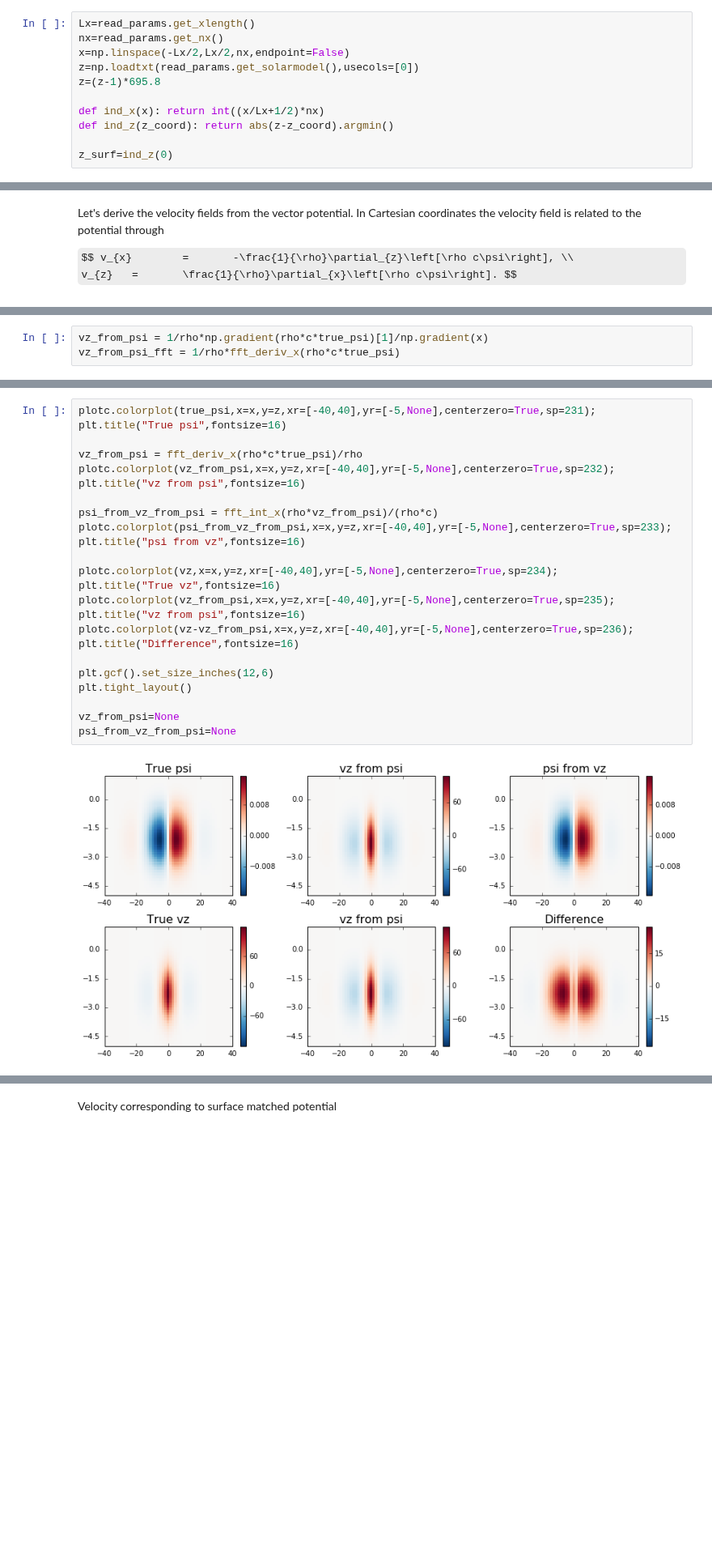
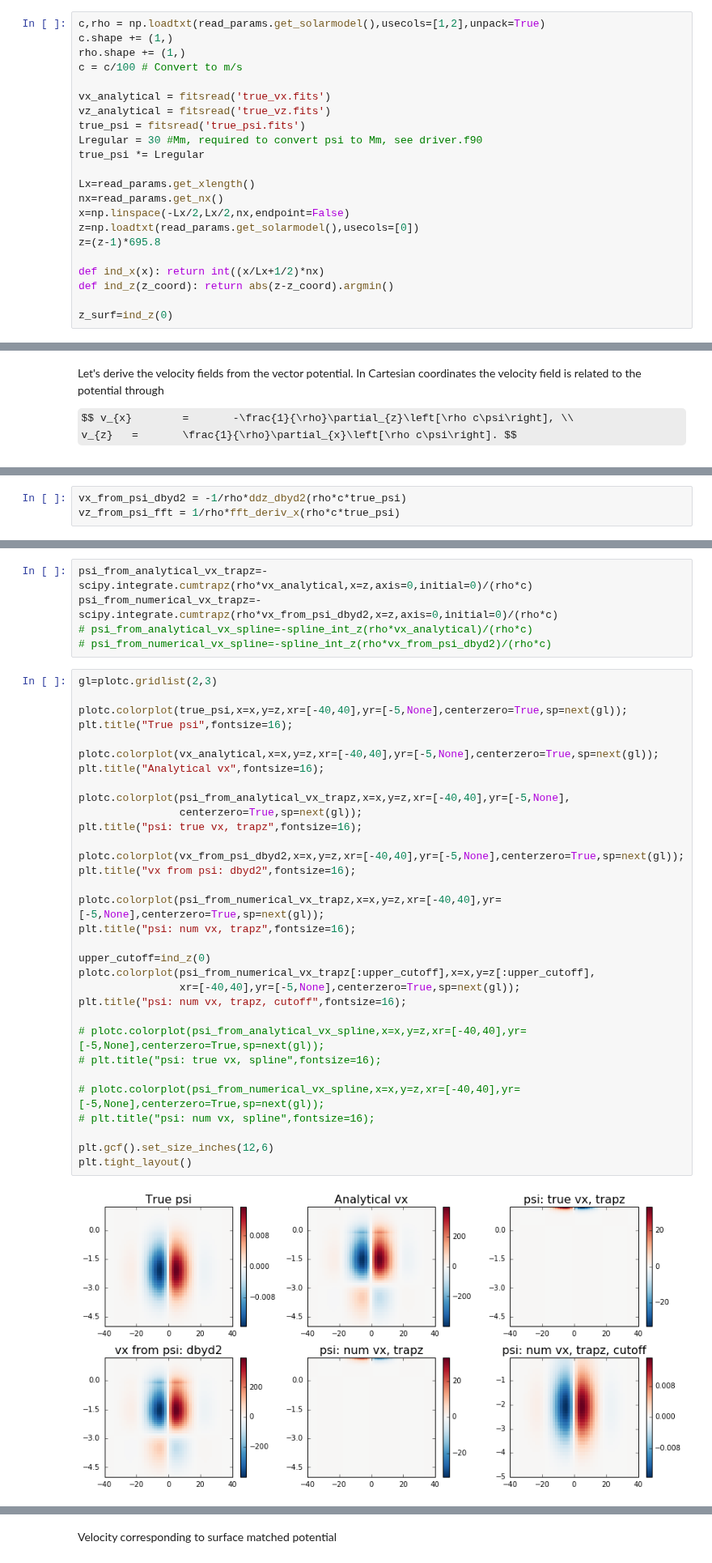
Before and after one commit to jishnub/sparc_flows, a Jupyter notebook: Supergranule.ipynb, the cells around one changed output, grey strips where cells are left out. Shown at 81% size. Cells and saved outputs as stored; diff of their text form; some formulas as TeX source; blank space fills up the shorter version.

```diff
--- a/Supergranule.ipynb
+++ b/Supergranule.ipynb
@@ -29,4 +19,15 @@ true_psi *= Lregular
 # %%
+c,rho = np.loadtxt(read_params.get_solarmodel(),usecols=[1,2],unpack=True)
+c.shape += (1,)
+rho.shape += (1,)
+c = c/100 # Convert to m/s
+
+vx_analytical = fitsread('true_vx.fits')
+vz_analytical = fitsread('true_vz.fits')
+true_psi = fitsread('true_psi.fits')
+Lregular = 30 #Mm, required to convert psi to Mm, see driver.f90
+true_psi *= Lregular
+
 Lx=read_params.get_xlength()
 nx=read_params.get_nx()
 x=np.linspace(-Lx/2,Lx/2,nx,endpoint=False)
@@ -98,4 +107,4 @@ vx_from_psi_2 = -1/rho*ddz_dbyd2(rho*c*true_psi)
 # %%
-vz_from_psi = 1/rho*np.gradient(rho*c*true_psi)[1]/np.gradient(x)
+vx_from_psi_dbyd2 = -1/rho*ddz_dbyd2(rho*c*true_psi)
 vz_from_psi_fft = 1/rho*fft_deriv_x(rho*c*true_psi)
 # %%
@@ -154,26 +179,39 @@ What is going on? Let's do a sanity check.
+# %%
+psi_from_analytical_vx_trapz=-scipy.integrate.cumtrapz(rho*vx_analytical,x=z,axis=0,initial=0)/(rho*c)
+psi_from_numerical_vx_trapz=-scipy.integrate.cumtrapz(rho*vx_from_psi_dbyd2,x=z,axis=0,initial=0)/(rho*c)
+# psi_from_analytical_vx_spline=-spline_int_z(rho*vx_analytical)/(rho*c)
+# psi_from_numerical_vx_spline=-spline_int_z(rho*vx_from_psi_dbyd2)/(rho*c)
 # %%
-plotc.colorplot(true_psi,x=x,y=z,xr=[-40,40],yr=[-5,None],centerzero=True,sp=231);
-plt.title("True psi",fontsize=16)
+gl=plotc.gridlist(2,3)
 
-vz_from_psi = fft_deriv_x(rho*c*true_psi)/rho
-plotc.colorplot(vz_from_psi,x=x,y=z,xr=[-40,40],yr=[-5,None],centerzero=True,sp=232);
-plt.title("vz from psi",fontsize=16)
+plotc.colorplot(true_psi,x=x,y=z,xr=[-40,40],yr=[-5,None],centerzero=True,sp=next(gl));
+plt.title("True psi",fontsize=16);
 
-psi_from_vz_from_psi = fft_int_x(rho*vz_from_psi)/(rho*c)
-plotc.colorplot(psi_from_vz_from_psi,x=x,y=z,xr=[-40,40],yr=[-5,None],centerzero=True,sp=233);
-plt.title("psi from vz",fontsize=16)
+plotc.colorplot(vx_analytical,x=x,y=z,xr=[-40,40],yr=[-5,None],centerzero=True,sp=next(gl));
+plt.title("Analytical vx",fontsize=16);
 
-plotc.colorplot(vz,x=x,y=z,xr=[-40,40],yr=[-5,None],centerzero=True,sp=234);
-plt.title("True vz",fontsize=16)
-plotc.colorplot(vz_from_psi,x=x,y=z,xr=[-40,40],yr=[-5,None],centerzero=True,sp=235);
-plt.title("vz from psi",fontsize=16)
-plotc.colorplot(vz-vz_from_psi,x=x,y=z,xr=[-40,40],yr=[-5,None],centerzero=True,sp=236);
-plt.title("Difference",fontsize=16)
+plotc.colorplot(psi_from_analytical_vx_trapz,x=x,y=z,xr=[-40,40],yr=[-5,None],
+                centerzero=True,sp=next(gl));
+plt.title("psi: true vx, trapz",fontsize=16);
+
+plotc.colorplot(vx_from_psi_dbyd2,x=x,y=z,xr=[-40,40],yr=[-5,None],centerzero=True,sp=next(gl));
+plt.title("vx from psi: dbyd2",fontsize=16);
+
+plotc.colorplot(psi_from_numerical_vx_trapz,x=x,y=z,xr=[-40,40],yr=[-5,None],centerzero=True,sp=next(gl));
+plt.title("psi: num vx, trapz",fontsize=16);
+
+upper_cutoff=ind_z(0)
+plotc.colorplot(psi_from_numerical_vx_trapz[:upper_cutoff],x=x,y=z[:upper_cutoff],
+                xr=[-40,40],yr=[-5,None],centerzero=True,sp=next(gl));
+plt.title("psi: num vx, trapz, cutoff",fontsize=16);
+
+# plotc.colorplot(psi_from_analytical_vx_spline,x=x,y=z,xr=[-40,40],yr=[-5,None],centerzero=True,sp=next(gl));
+# plt.title("psi: true vx, spline",fontsize=16);
+
+# plotc.colorplot(psi_from_numerical_vx_spline,x=x,y=z,xr=[-40,40],yr=[-5,None],centerzero=True,sp=next(gl));
+# plt.title("psi: num vx, spline",fontsize=16);
 
 plt.gcf().set_size_inches(12,6)
 plt.tight_layout()
-
-vz_from_psi=None
-psi_from_vz_from_psi=None
 # %% [output]
-[figure, old version]
+[figure, new version]
```
Also changed, not shown: parts of 23 cells of this notebook.
